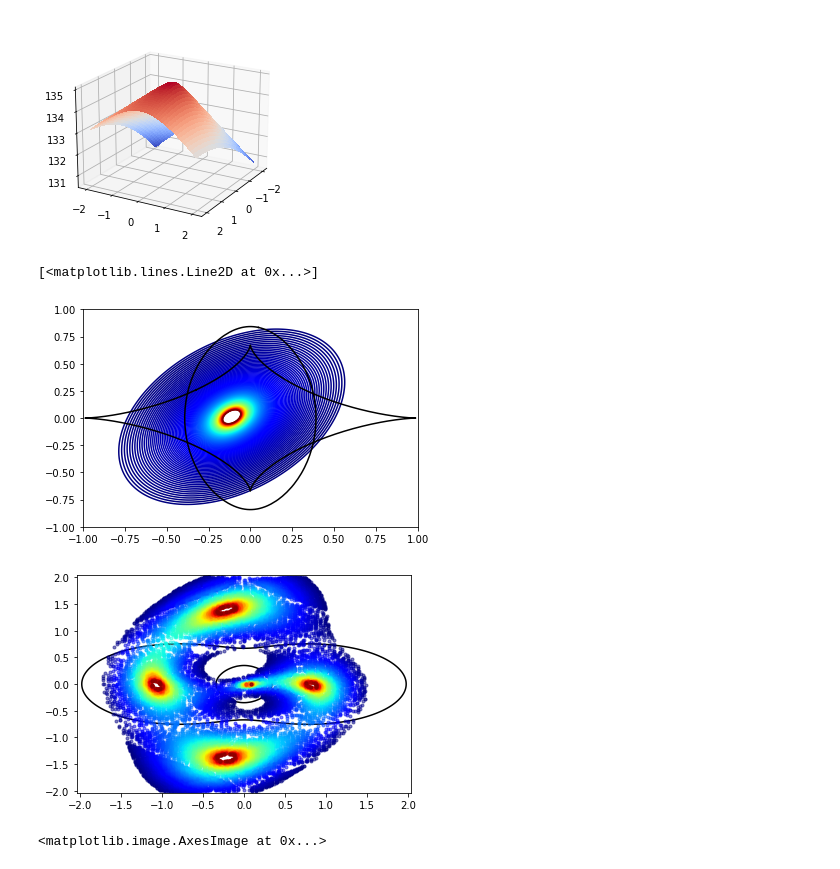
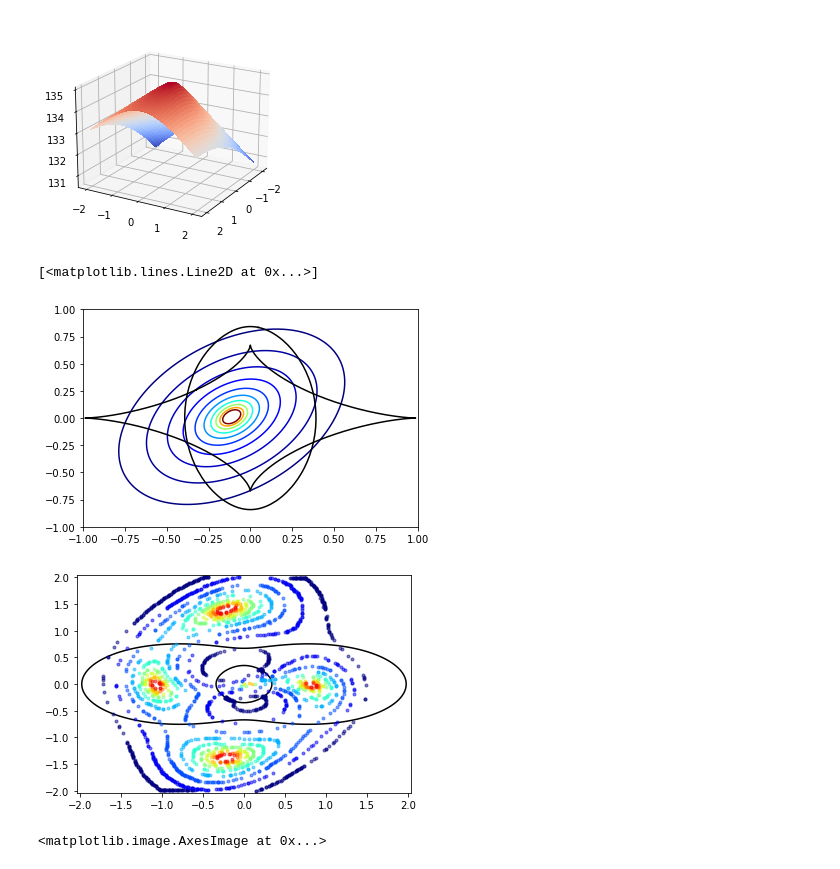
Before and after one commit to AlexandreAdam/rxj1131, a Jupyter notebook: notebooks/quad_lens_toy_model.ipynb, the cells around one changed output. Drawn from its saved outputs; the diff is of its cells as text; code cells hidden in the pictures.

```diff
--- a/notebooks/quad_lens_toy_model.ipynb
+++ b/notebooks/quad_lens_toy_model.ipynb
@@ -135,27 +135,27 @@ ax.view_init(20, 30)
 # %%
 # make an elliptical source
 beta1_0 = 0.1
 beta2_0 = 0.05
 elp = 0.634
 phi = np.deg2rad(147.2)
 beta_c = 2
 I = 100
 def source(beta1, beta2):
     beta1, beta2 = rotate(beta1, beta2, phi)
     return np.sqrt(beta_c) / np.hypot(beta1 - beta1_0, elp*(beta2 - beta2_0))
 
 beta = np.linspace(-1, 1, N)
 b1, b2 = np.meshgrid(beta, beta)
 s = source(b1, b2)
-M = 100
+M = 10
 norm = mpl.colors.Normalize(vmin=0.,vmax=M)
 cmap= cm.get_cmap("jet")
 source_contours = plt.contour(b1, b2, s, levels=np.logspace(0.4, 1.5, M), cmap=cmap, linestyles="-")
 plt.plot(caustic1_x, caustic1_y, "k-", label="Caustic 1")
 plt.plot(caustic2_x, caustic2_y, "k-", label="Caustic 2")
 # %% [output]
 [<matplotlib.lines.Line2D at 0x...>]
-[figure, old version]
+[figure, new version]
 # %%
 def betas_to_thetas(curve, alpha_x, alpha_y):
     c1 = curve[:, 0] # curve in beta space
@@ -173,7 +173,7 @@ for i, curve in enumerate(tqdm(source_contours.collections)):
     plt.plot(nc1, nc2, ".", color=cmap(norm(i)), alpha=0.5)
 contour = plt.contour(theta_x, theta_y, inverse_mag_det(theta_x, theta_y), [0], colors="k")
 # %% [output]
-[figure, old version]
+[figure, new version]
 # %%
 beta, h = np.linspace(-.3, .2, 20, retstep=True)
 b1, b2 = np.meshgrid(beta, beta)
```
Also changed, not shown: 5 other files.
